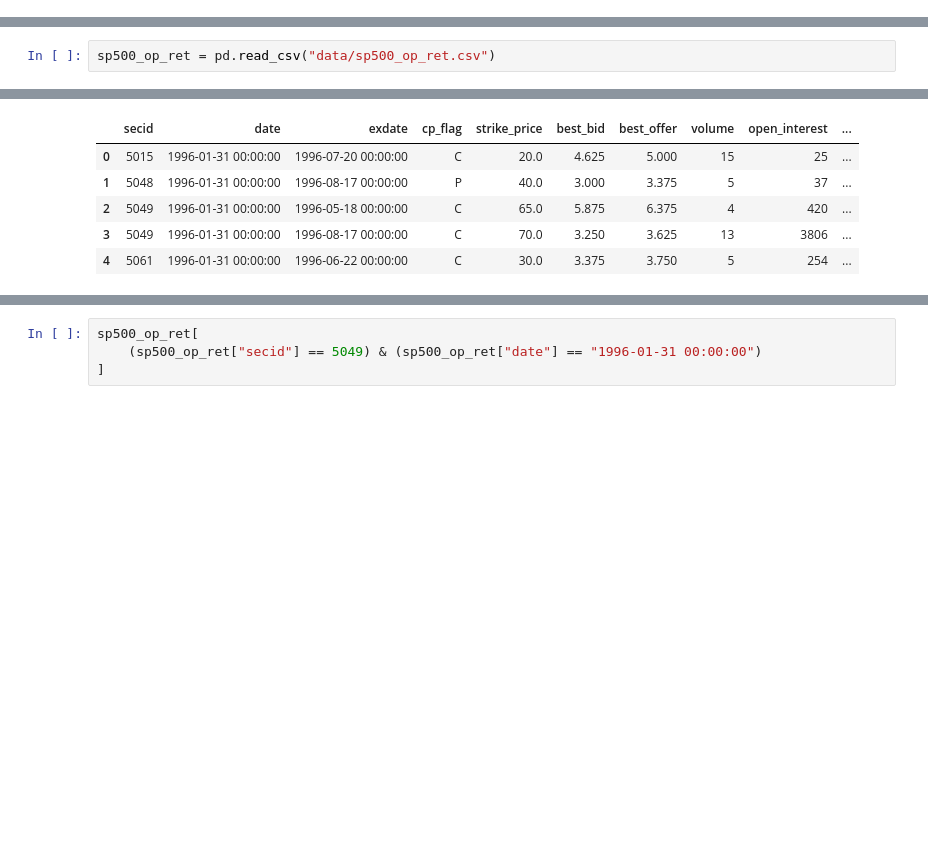
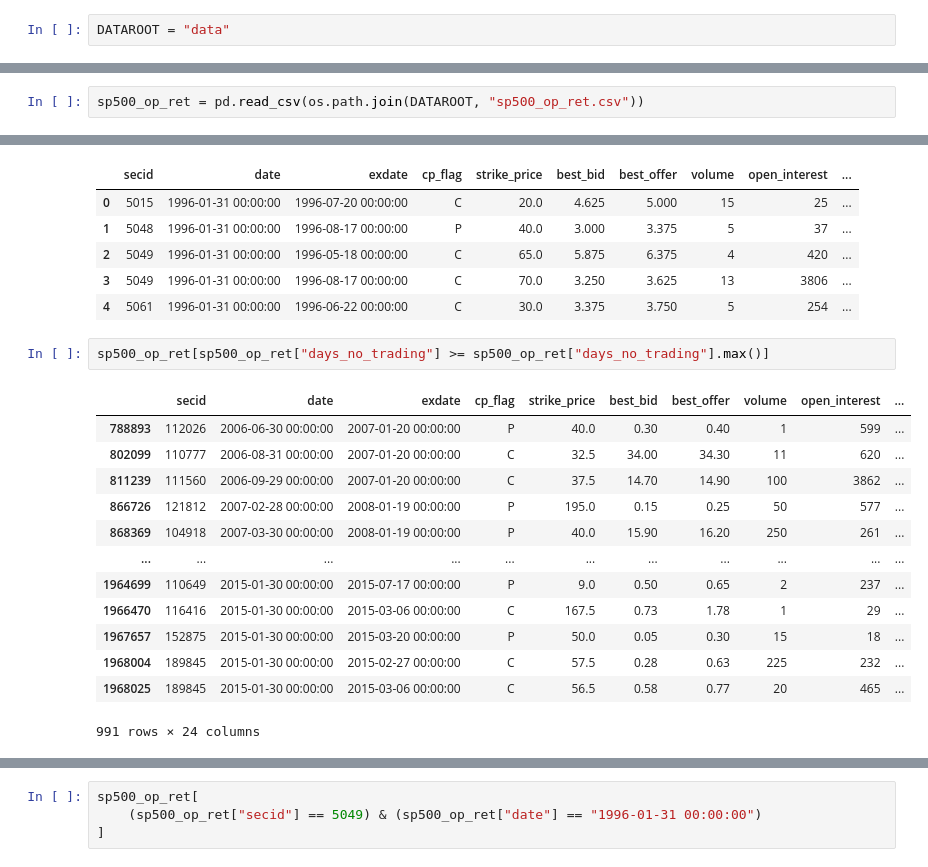
Before and after one commit to jzfrank/AQF-option-rodeo, a Jupyter notebook: data_exploration.ipynb, the cells around one changed output, grey strips where cells are left out. Drawn from its saved outputs; the diff is of its cells as text; blank space fills up the shorter version.

Commit message:
changed data path from hard coded to using os.path.join with DATAROOT specified by the user

```diff
--- a/data_exploration.ipynb
+++ b/data_exploration.ipynb
@@ -33,5 +27,7 @@ len(set(sp500_op_ret["secid"]))
+# %%
+DATAROOT = "data"
 # %% [markdown]
 # Data Exploration
 # %%
-sp500_op_ret = pd.read_csv("data/sp500_op_ret.csv")
+sp500_op_ret = pd.read_csv(os.path.join(DATAROOT, "sp500_op_ret.csv"))
 # %%
@@ -138,3 +134,19 @@ sp500_op_ret.head(5)
 | 2 | 5049 | 1996-01-31 00:00:00 | 1996-05-18 00:00:00 | C | 65.0 | 5.875 | 6.375 | 4 | 420 | ... |
 | 3 | 5049 | 1996-01-31 00:00:00 | 1996-08-17 00:00:00 | C | 70.0 | 3.250 | 3.625 | 13 | 3806 | ... |
 | 4 | 5061 | 1996-01-31 00:00:00 | 1996-06-22 00:00:00 | C | 30.0 | 3.375 | 3.750 | 5 | 254 | ... |
+# %%
+sp500_op_ret[sp500_op_ret["days_no_trading"] >= sp500_op_ret["days_no_trading"].max()]
+# %% [output]
+|  | secid | date | exdate | cp_flag | strike_price | best_bid | best_offer | volume | open_interest | ... |
+| 788893 | 112026 | 2006-06-30 00:00:00 | 2007-01-20 00:00:00 | P | 40.0 | 0.30 | 0.40 | 1 | 599 | ... |
+| 802099 | 110777 | 2006-08-31 00:00:00 | 2007-01-20 00:00:00 | C | 32.5 | 34.00 | 34.30 | 11 | 620 | ... |
+| 811239 | 111560 | 2006-09-29 00:00:00 | 2007-01-20 00:00:00 | C | 37.5 | 14.70 | 14.90 | 100 | 3862 | ... |
+| 866726 | 121812 | 2007-02-28 00:00:00 | 2008-01-19 00:00:00 | P | 195.0 | 0.15 | 0.25 | 50 | 577 | ... |
+| 868369 | 104918 | 2007-03-30 00:00:00 | 2008-01-19 00:00:00 | P | 40.0 | 15.90 | 16.20 | 250 | 261 | ... |
+| ... | ... | ... | ... | ... | ... | ... | ... | ... | ... | ... |
+| 1964699 | 110649 | 2015-01-30 00:00:00 | 2015-07-17 00:00:00 | P | 9.0 | 0.50 | 0.65 | 2 | 237 | ... |
+| 1966470 | 116416 | 2015-01-30 00:00:00 | 2015-03-06 00:00:00 | C | 167.5 | 0.73 | 1.78 | 1 | 29 | ... |
+| 1967657 | 152875 | 2015-01-30 00:00:00 | 2015-03-20 00:00:00 | P | 50.0 | 0.05 | 0.30 | 15 | 18 | ... |
+| 1968004 | 189845 | 2015-01-30 00:00:00 | 2015-02-27 00:00:00 | C | 57.5 | 0.28 | 0.63 | 225 | 232 | ... |
+| 1968025 | 189845 | 2015-01-30 00:00:00 | 2015-03-06 00:00:00 | C | 56.5 | 0.58 | 0.77 | 20 | 465 | ... |
+991 rows × 24 columns
```
Also changed, not shown: parts of 15 cells of this notebook, 6 other files.
